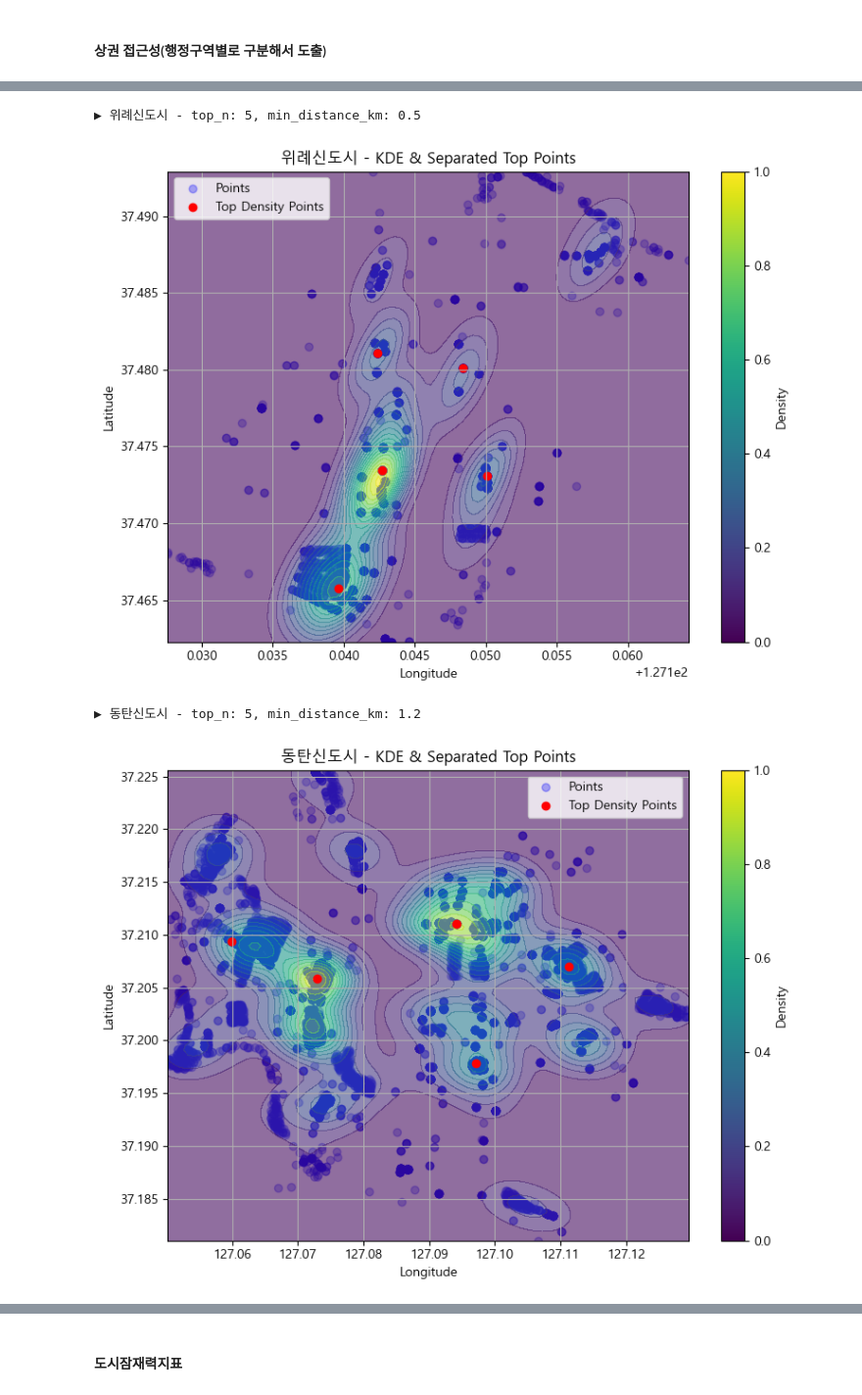
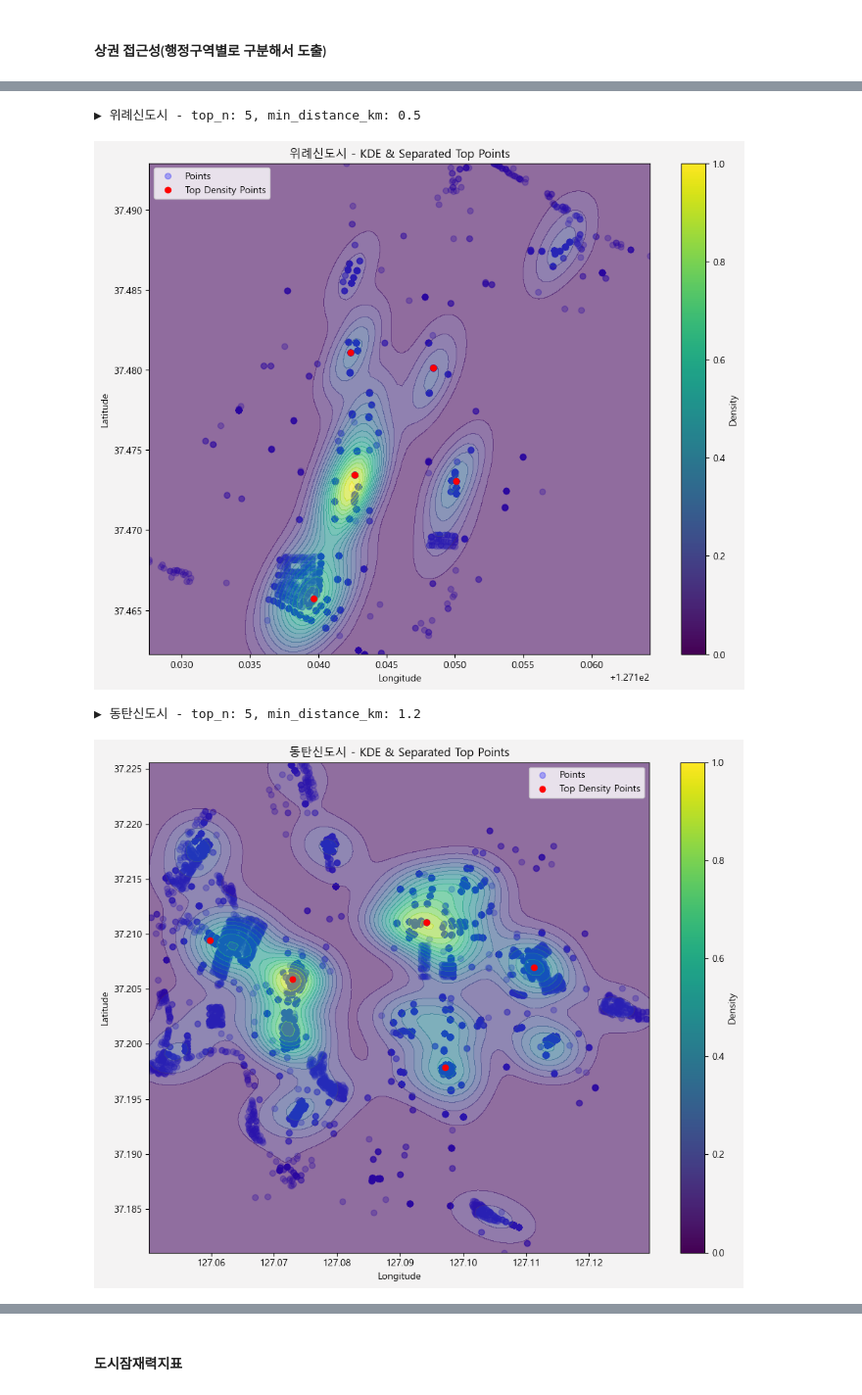
Before and after one commit to DDalaDDula/Forecasting_Carbon_Emissions_in_New_Towns_and_Analyzing_the_Carbon_Reduction_Impact_of_Future_Mobili, a Jupyter notebook: (1)분석대상지.ipynb, the cells around one changed output, grey strips where cells are left out. Shown at 98% size. Saved outputs shown, nothing was run; the diff lists cells and outputs as text; code cells hidden in the pictures.

```diff
--- a/(1)분석대상지.ipynb
+++ b/(1)분석대상지.ipynb
@@ -362,8 +371,6 @@ grid_analyze.columns = [
     col.replace('properties.', '') if col.startswith('properties.') else col
     for col in grid_analyze.columns
 ]
-
-grid_analyze = grid_analyze.drop_duplicates(subset='gid', keep='first')
 
 # 격자와 도시공간의 공간 교차
 grid_analyze = gpd.sjoin(grid_analyze, merged_area_gdf, how='inner', predicate='intersects')
@@ -497,9 +515,14 @@ grid_respop = gpd.GeoDataFrame(grid_respop, geometry='geometry')
 # 분석대상지에 매핑하기
 grid_result = pd.merge(grid_analyze, grid_respop[['gid', '거주인구']], on='gid', how='left')
 
-# gid와 geometry 기준으로 groupby하고 거주인구 합산
-grid_result = grid_result.groupby(['zoneName', 'gid', 'geometry'], as_index=False)['거주인구'].sum()
+# 필요한 열만 선택
+cols_to_sum = ['공동주택', '상업', '산업', '공원', '녹지', '단독주택', '도로', '하천', '기타', '거주인구']
+
+# 그룹화 및 합산
+grid_result = grid_result.groupby(['zoneName', 'gid', 'geometry'], as_index=False)[cols_to_sum].mean()
+
 grid_result.rename(columns={'zoneName' : '구분'}, inplace=True)
+grid_result['거주인구'] = np.log1p(grid_result['거주인구'])
 
 # 변환 딕셔너리 정의
 name_map = {
@@ -600,8 +583,22 @@ floating_pop = floating_pop.rename(columns={'총합': '유동인구'})
 grid_result = pd.merge(grid_result, floating_pop[['gid', '유동인구']], on='gid', how='left')
 
 # gid와 geometry 기준으로 groupby하고 거주인구 합산
-grid_result = grid_result.groupby(['구분', 'gid', 'geometry'], as_index=False)[['거주인구', '유동인구']].sum()
+agg_dict = {
+    '공동주택': 'mean',
+    '상업': 'mean',
+    '산업': 'mean',
+    '공원': 'mean',
+    '녹지': 'mean',
+    '단독주택': 'mean',
+    '도로': 'mean',
+    '하천': 'mean',
+    '기타': 'mean',
+    '거주인구': 'mean',
+    '유동인구': 'sum'
+}
+grid_result = grid_result.groupby(['구분', 'gid', 'geometry'], as_index=False).agg(agg_dict)
 grid_result = gpd.GeoDataFrame(grid_result, geometry='geometry')
+grid_result['유동인구'] = np.log1p(grid_result['유동인구'])
 # %% [output]
 '+init=<authority>:<code>' syntax is deprecated. '<authority>:<code>' is the preferred initialization method. When making the change, be mindful of axis order changes: https://pyproj4.github.io/pyproj ...
 
@@ -758,7 +749,7 @@ def plot_separated_density_map(data, kde, top_points, region_name, lon_col='lon'
     grid_coords = np.vstack([X.ravel(), Y.ravel()])
     Z = kde(grid_coords).reshape(X.shape)
 
-    plt.figure(figsize=(8, 6))
+    plt.figure(figsize=(10, 8), facecolor='#f4f3f3')
     plt.scatter(data[lon_col], data[lat_col], c='blue', alpha=0.3, label='Points')
     plt.contourf(X, Y, Z, levels=20, cmap='viridis', alpha=0.6)
     plt.scatter(top_points[lon_col], top_points[lat_col], color='red', label='Top Density Points')
@@ -766,35 +757,35 @@ def plot_separated_density_map(data, kde, top_points, region_name, lon_col='lon'
     plt.title(f'{region_name} - KDE & Separated Top Points')
     plt.xlabel('Longitude')
     plt.ylabel('Latitude')
     plt.legend()
-    plt.grid(True)
+    plt.grid(False)
     plt.tight_layout()
     plt.show()
 
 def run_kde_for_all_regions(region_dfs, param_dict):
     results = {}
     for region_name, df in region_dfs.items():
         if region_name not in param_dict:
             print(f"[{region_name}] 파라미터 없음, 스킵합니다.")
             continue
 
         params = param_dict[region_name]
         top_n = params['top_n']
         min_distance = params['min_distance_km']
 
         print(f"\n▶ {region_name} - top_n: {top_n}, min_distance_km: {min_distance}")
         top_points, kde = find_separated_density_points(df, top_n=top_n, min_distance_km=min_distance)
         plot_separated_density_map(df, kde, top_points, region_name)
         results[region_name] = top_points
 
 
     return results  # 각 도시별로 top_points 저장된 딕셔너리 반환
 
 # param_dict, region_dfs를 바탕으로 실행
 all_top_points = run_kde_for_all_regions(region_dfs, param_dict)
 # %% [output]
 ▶ 위례신도시 - top_n: 5, min_distance_km: 0.5
-[figure, old version]
+[figure, new version]
 ▶ 동탄신도시 - top_n: 5, min_distance_km: 1.2
-[figure, old version]
+[figure, new version]
 ▶ 미사강변도시 - top_n: 5, min_distance_km: 0.5
```
Also changed, not shown: parts of 59 cells of this notebook, 15 other files.
